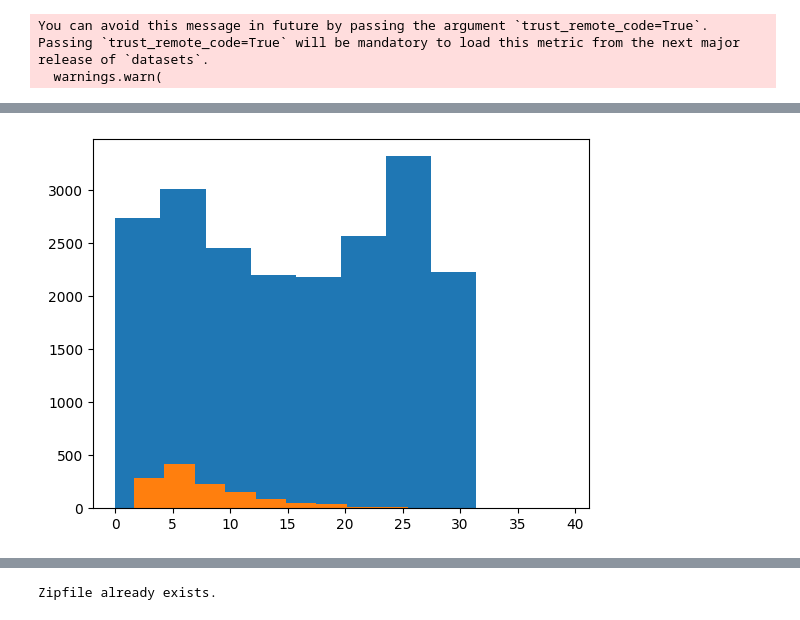
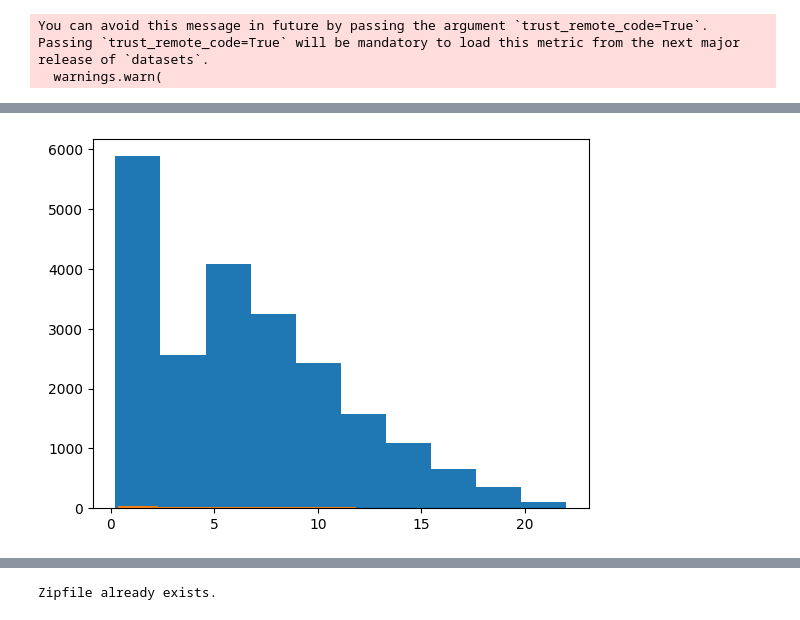
Before and after one commit to kdcyberdude/Punjabi_ASR, a Jupyter notebook: train_w2v-bert.ipynb, the cells around one changed output, grey strips where cells are left out. Cells and saved outputs as stored; diff of their text form; code cells hidden in the pictures.

Commit message:
w2v alignment filtering

```diff
--- a/train_w2v-bert.ipynb
+++ b/train_w2v-bert.ipynb
@@ -26,82 +26,11 @@ from typing import Any, Dict, List, Optional, Union
 from  data_collator import DataCollatorCTCWithPadding
 
 import os
-os.environ['WANDB_NOTEBOOK_NAME'] = 'train_w2v-bert.ipynb'
+os.environ['WANDB_NOTEBOOK_NAME'] = 'train_w2v-bert_teacher-model.ipynb'
 
-datasets_dirs = [
-    '/mnt/sea/speech/processed_datasets/CMU_Synth_ASR',
-      '/mnt/sea/speech/processed_datasets/Common_Voice_16_1_pa-IN_ASR',
-      '/mnt/sea/speech/processed_datasets/fleurs_pa_ASR',
-      '/mnt/sea/speech/processed_datasets/Google_Synth_ASR',
-       '/mnt/sea/speech/ds_filtered/indicsuperb_pa_ASR_filtered',
-       '/mnt/sea/speech/processed_datasets/Indicvoice_pa_ASR',
-       '/mnt/sea/speech/processed_datasets/PunjabiSpeech_A_labeled_Speech_Corpus_ASR',
-        '/mnt/sea/speech/ds_filtered/shrutilipi_pa_ASR_filtered'
-]
-
-datasets = [load_from_disk(f'{d}') for d in datasets_dirs]
-
-all_data_splits = []
-train_data_splits = []
-train_valid_data_splits = []
-test_data_splits = []
-valid_data_splits = []
-
-train_md = []
-test_md = []
-
-for i, d in enumerate(datasets):
-    for split in d:
-        all_data_splits.append(d[split])
-        if split == 'train':
-            train_data_splits.append(d[split])
-        if split == 'train' or 'valid' in split:
-            train_valid_data_splits.append(d[split])
-            train_md.append(datasets_dirs[i] + '__' + split)
-        if split == 'test':
-            test_data_splits.append(d[split])
-            test_md.append(datasets_dirs[i] + '__' + split)
-        if 'valid' in split:
-            valid_data_splits.append(d[split])
-
-print(len(all_data_splits))
-print(len(train_data_splits))
-print(len(train_valid_data_splits))
-print(len(test_data_splits))
-print(len(valid_data_splits))
-
-print(f'Train+Valid Data Splits - {train_md}')
-print()
-print(f'Test data splits - {test_md}')
-
-ds_all = concatenate_datasets(all_data_splits)
-ds_train = concatenate_datasets(train_data_splits)
-if len(train_valid_data_splits) > 0:
-    ds_train_valid = concatenate_datasets(train_valid_data_splits)
-else:
-    ds_train_valid = None
-if len(test_data_splits) > 0:
-    ds_test = concatenate_datasets(test_data_splits)
-else:
-    ds_test = None
-if len(valid_data_splits) > 0:
-    ds_valid = concatenate_datasets(valid_data_splits)
-else:
-    ds_valid = None
-
-print(ds_all)
-print(ds_train)
-print(ds_train_valid)
-print(ds_test)
-print(ds_valid)
-
-ds = DatasetDict({
-    'train': ds_train_valid,
-    'test': ds_test,
-})
 
 # for trying training on single dataset source
-# ds = load_from_disk('/mnt/sea/speech/processed_datasets/shrutilipi_pa_ASR')
+ds = load_from_disk('/home/kd/Desktop/proj/apr/Punjabi_ASR/datasets/IndicVoice_Verbatim_Alignment_Filtered')
 su.get_summary(ds)
 # %% [output]
 You can avoid this message in future by passing the argument `trust_remote_code=True`.
@@ -127 +59 @@ Avg text length: 161.5694318388092 characters
-[figure, old version]
+[figure, new version]
```
Also changed, not shown: parts of 17 cells of this notebook, 27 other files.
